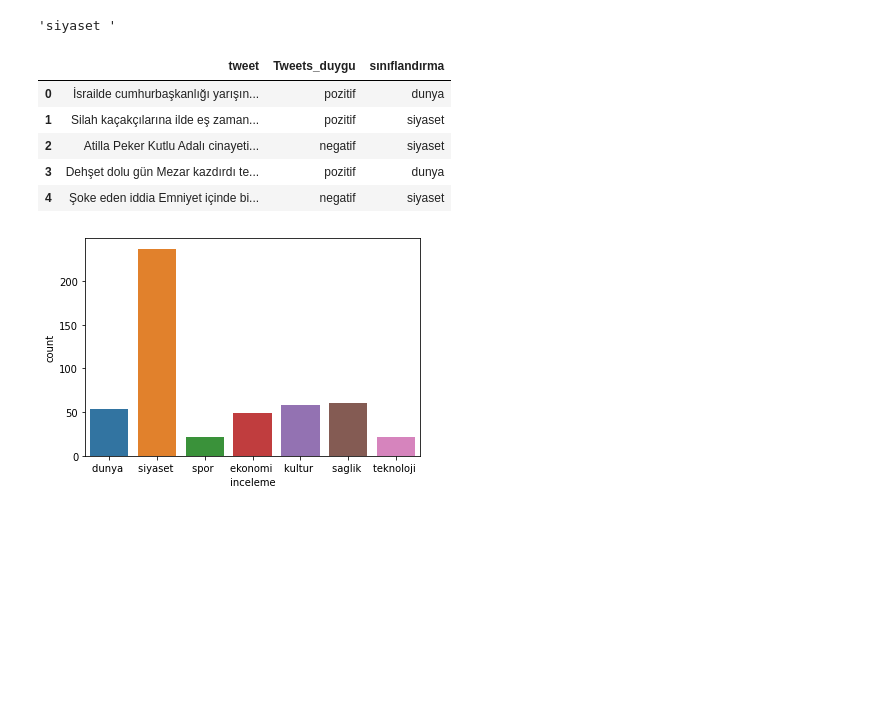
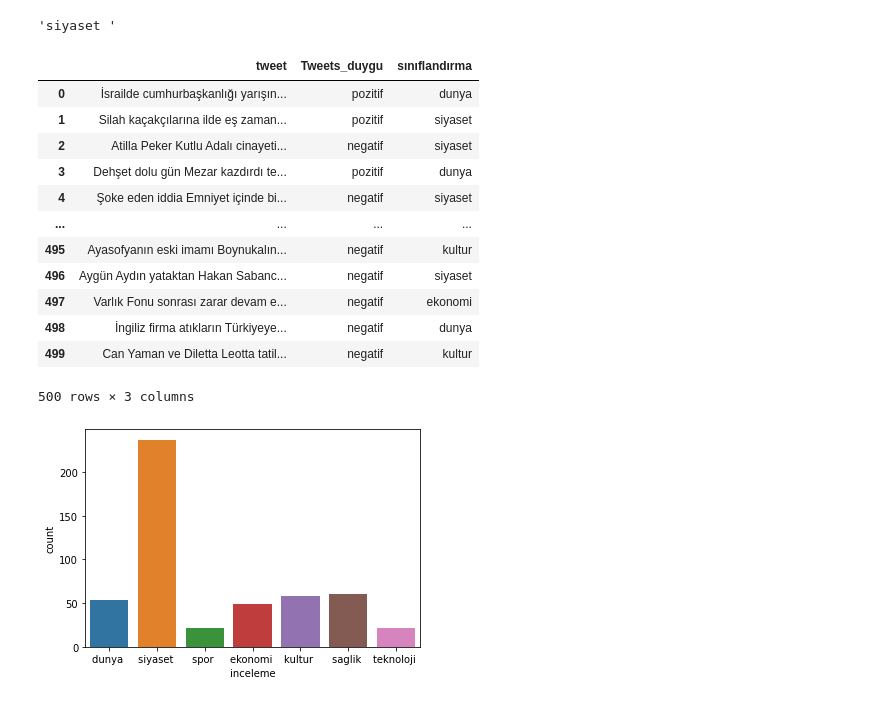
Before and after one commit to alperbayram/Duygu_Analizi_ve_Metin_Siniflandirma, a Jupyter notebook: Twitter_Sentiment_Analysis_and_Text_classification_project.ipynb, the cells around one changed output. Saved outputs shown, nothing was run; the diff lists cells and outputs as text; code cells hidden in the pictures; blank space fills up the shorter version.

```diff
--- a/Twitter_Sentiment_Analysis_and_Text_classification_project.ipynb
+++ b/Twitter_Sentiment_Analysis_and_Text_classification_project.ipynb
@@ -414,14 +414,21 @@ kategori
 df_Tweetsler["sınıflandırma"]= pd.DataFrame(kategori)
 #df_Tweetler["Tweets_duygu"]=df_Tweetler["Tweets"].map(lambda x: "".join(d))
 # %%
-df_Tweetsler.head()
+df_Tweetsler
 # %% [output]
 |  | tweet | Tweets_duygu | sınıflandırma |
 | 0 | İsrailde cumhurbaşkanlığı yarışın... | pozitif | dunya |
 | 1 | Silah kaçakçılarına ilde eş zaman... | pozitif | siyaset |
 | 2 | Atilla Peker Kutlu Adalı cinayeti... | negatif | siyaset |
 | 3 | Dehşet dolu gün Mezar kazdırdı te... | pozitif | dunya |
 | 4 | Şoke eden iddia Emniyet içinde bi... | negatif | siyaset |
+| ... | ... | ... | ... |
+| 495 | Ayasofyanın eski imamı Boynukalın... | negatif | kultur |
+| 496 | Aygün Aydın yataktan Hakan Sabanc... | negatif | siyaset |
+| 497 | Varlık Fonu sonrası zarar devam e... | negatif | ekonomi |
+| 498 | İngiliz firma atıkların Türkiyeye... | negatif | dunya |
+| 499 | Can Yaman ve Diletta Leotta tatil... | negatif | kultur |
+500 rows × 3 columns
 # %%
 sns.countplot(df_Tweetler.sınıflandırma)
 plt.xlabel('inceleme');
```
